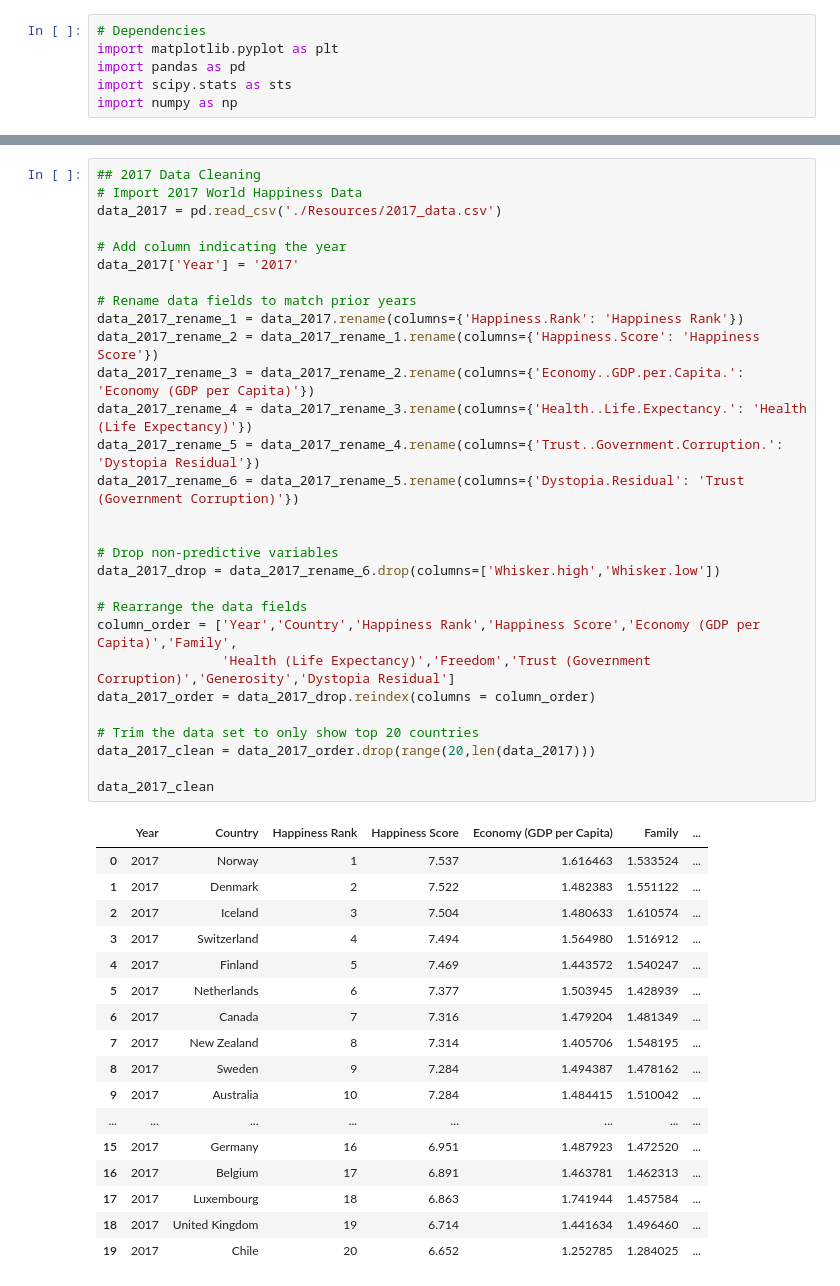
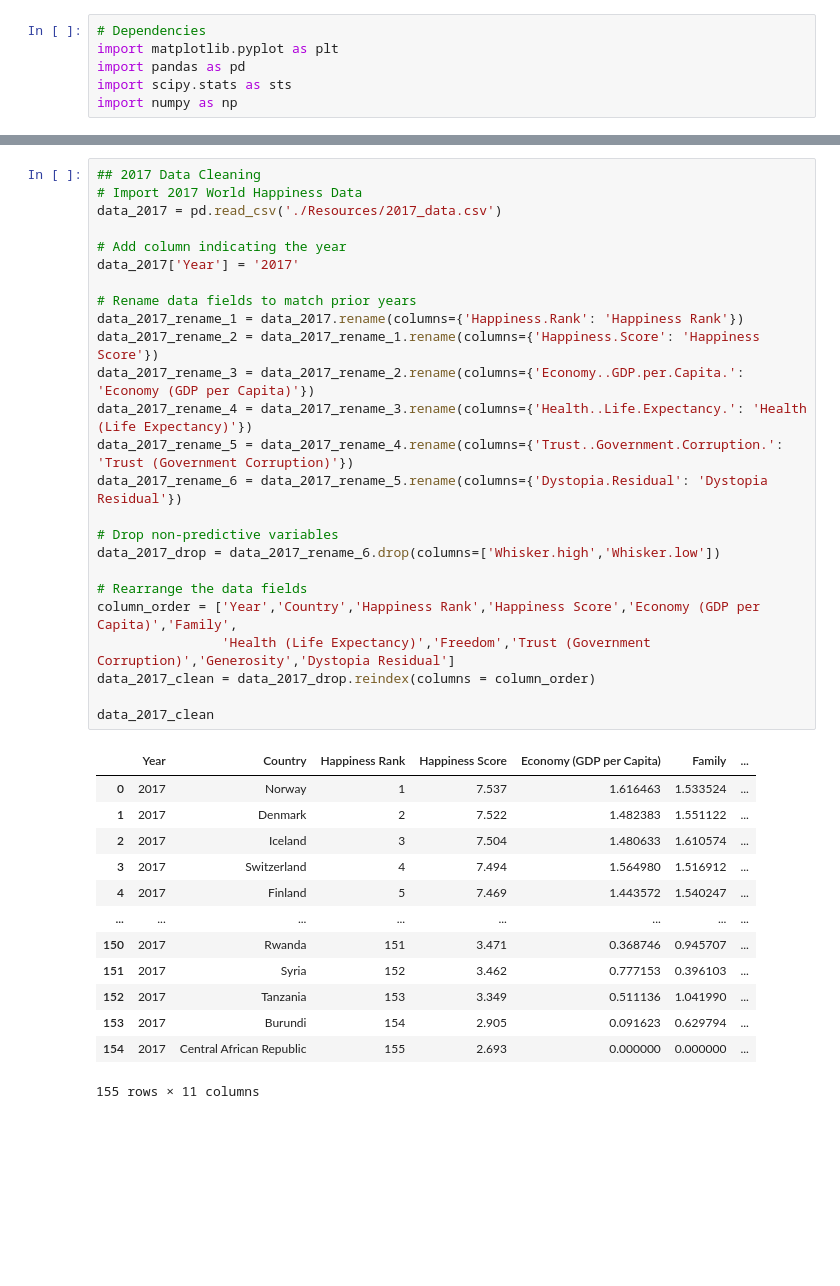
Before and after one commit to trevor48j/Tesla_Emissions, a Jupyter notebook: World Happiness Report.ipynb, the cells around one changed output, grey strips where cells are left out. Cells and saved outputs as stored; diff of their text form; blank space fills up the shorter version.

```diff
--- a/World Happiness Report.ipynb
+++ b/World Happiness Report.ipynb
@@ -83,47 +72,39 @@ data_2016_clean
 # %%
 ## 2017 Data Cleaning
 # Import 2017 World Happiness Data
 data_2017 = pd.read_csv('./Resources/2017_data.csv')
 
 # Add column indicating the year
 data_2017['Year'] = '2017'
 
 # Rename data fields to match prior years
 data_2017_rename_1 = data_2017.rename(columns={'Happiness.Rank': 'Happiness Rank'})
 data_2017_rename_2 = data_2017_rename_1.rename(columns={'Happiness.Score': 'Happiness Score'})
 data_2017_rename_3 = data_2017_rename_2.rename(columns={'Economy..GDP.per.Capita.': 'Economy (GDP per Capita)'})
 data_2017_rename_4 = data_2017_rename_3.rename(columns={'Health..Life.Expectancy.': 'Health (Life Expectancy)'})
-data_2017_rename_5 = data_2017_rename_4.rename(columns={'Trust..Government.Corruption.': 'Dystopia Residual'})
-data_2017_rename_6 = data_2017_rename_5.rename(columns={'Dystopia.Residual': 'Trust (Government Corruption)'})
-
+data_2017_rename_5 = data_2017_rename_4.rename(columns={'Trust..Government.Corruption.': 'Trust (Government Corruption)'})
+data_2017_rename_6 = data_2017_rename_5.rename(columns={'Dystopia.Residual': 'Dystopia Residual'})
 
 # Drop non-predictive variables
 data_2017_drop = data_2017_rename_6.drop(columns=['Whisker.high','Whisker.low'])
 
 # Rearrange the data fields
 column_order = ['Year','Country','Happiness Rank','Happiness Score','Economy (GDP per Capita)','Family',
                 'Health (Life Expectancy)','Freedom','Trust (Government Corruption)','Generosity','Dystopia Residual']
-data_2017_order = data_2017_drop.reindex(columns = column_order)
-
-# Trim the data set to only show top 20 countries
-data_2017_clean = data_2017_order.drop(range(20,len(data_2017)))
+data_2017_clean = data_2017_drop.reindex(columns = column_order)
 
 data_2017_clean
 # %% [output]
 |  | Year | Country | Happiness Rank | Happiness Score | Economy (GDP per Capita) | Family | ... |
 | 0 | 2017 | Norway | 1 | 7.537 | 1.616463 | 1.533524 | ... |
 | 1 | 2017 | Denmark | 2 | 7.522 | 1.482383 | 1.551122 | ... |
 | 2 | 2017 | Iceland | 3 | 7.504 | 1.480633 | 1.610574 | ... |
 | 3 | 2017 | Switzerland | 4 | 7.494 | 1.564980 | 1.516912 | ... |
 | 4 | 2017 | Finland | 5 | 7.469 | 1.443572 | 1.540247 | ... |
-| 5 | 2017 | Netherlands | 6 | 7.377 | 1.503945 | 1.428939 | ... |
-| 6 | 2017 | Canada | 7 | 7.316 | 1.479204 | 1.481349 | ... |
-| 7 | 2017 | New Zealand | 8 | 7.314 | 1.405706 | 1.548195 | ... |
-| 8 | 2017 | Sweden | 9 | 7.284 | 1.494387 | 1.478162 | ... |
-| 9 | 2017 | Australia | 10 | 7.284 | 1.484415 | 1.510042 | ... |
 | ... | ... | ... | ... | ... | ... | ... | ... |
-| 15 | 2017 | Germany | 16 | 6.951 | 1.487923 | 1.472520 | ... |
-| 16 | 2017 | Belgium | 17 | 6.891 | 1.463781 | 1.462313 | ... |
-| 17 | 2017 | Luxembourg | 18 | 6.863 | 1.741944 | 1.457584 | ... |
-| 18 | 2017 | United Kingdom | 19 | 6.714 | 1.441634 | 1.496460 | ... |
-| 19 | 2017 | Chile | 20 | 6.652 | 1.252785 | 1.284025 | ... |
+| 150 | 2017 | Rwanda | 151 | 3.471 | 0.368746 | 0.945707 | ... |
+| 151 | 2017 | Syria | 152 | 3.462 | 0.777153 | 0.396103 | ... |
+| 152 | 2017 | Tanzania | 153 | 3.349 | 0.511136 | 1.041990 | ... |
+| 153 | 2017 | Burundi | 154 | 2.905 | 0.091623 | 0.629794 | ... |
+| 154 | 2017 | Central African Republic | 155 | 2.693 | 0.000000 | 0.000000 | ... |
+155 rows × 11 columns
```
Also changed, not shown: parts of 7 cells of this notebook.
